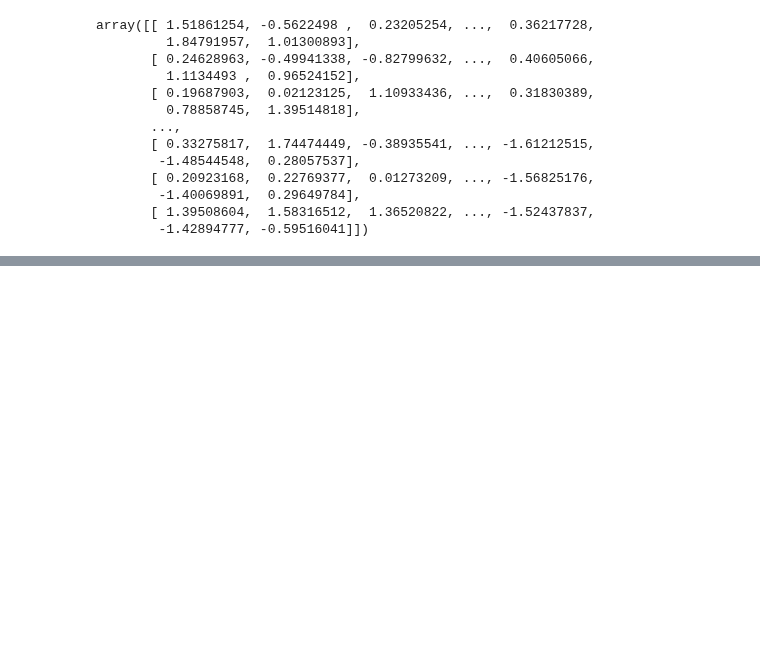
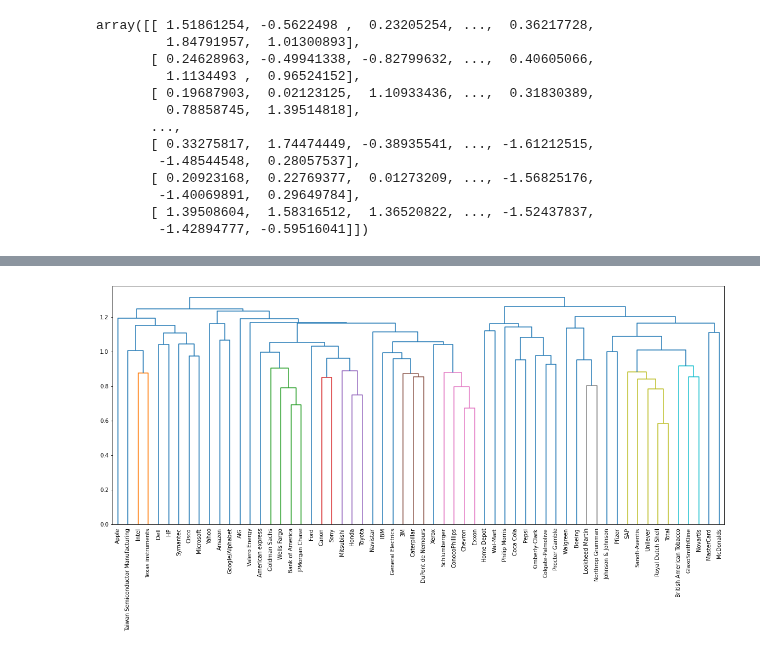
Before and after one commit to ecuerbo/pyprac, a Jupyter notebook: datacamp/unsupervised-learning.ipynb, the cells around one changed output, grey strips where cells are left out. Cells and saved outputs as stored; diff of their text form; code cells hidden in the pictures; blank space fills up the shorter version.

```diff
--- a/datacamp/unsupervised-learning.ipynb
+++ b/datacamp/unsupervised-learning.ipynb
@@ -184,0 +250,12 @@ labels = pipeline.predict(samples)
+# %%
+plt.figure(figsize=(20,8))
+from sklearn.preprocessing import normalize
+normalized_movements = normalize(movements)
+mergings = linkage(normalized_movements, method='complete')
+dendrogram(mergings,
+          labels=company,
+          leaf_rotation=90,
+          leaf_font_size=10)
+plt.show()
+# %% [output]
+[figure, added]
```
Also changed, not shown: parts of 21 cells of this notebook.
